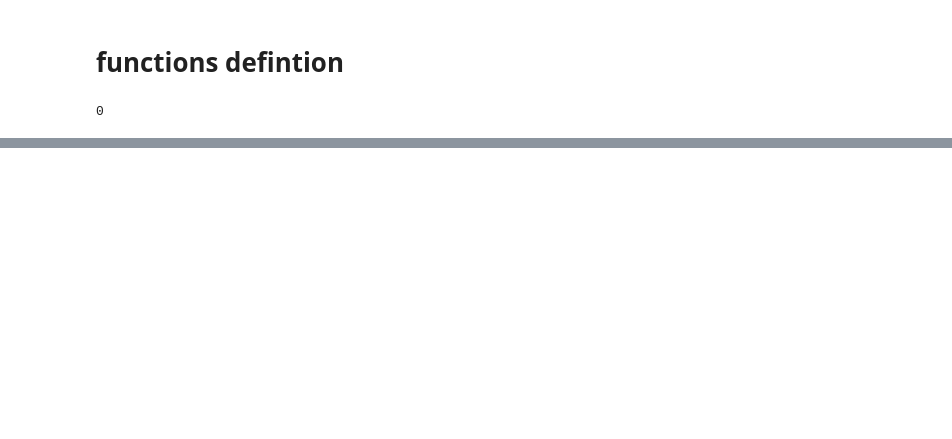
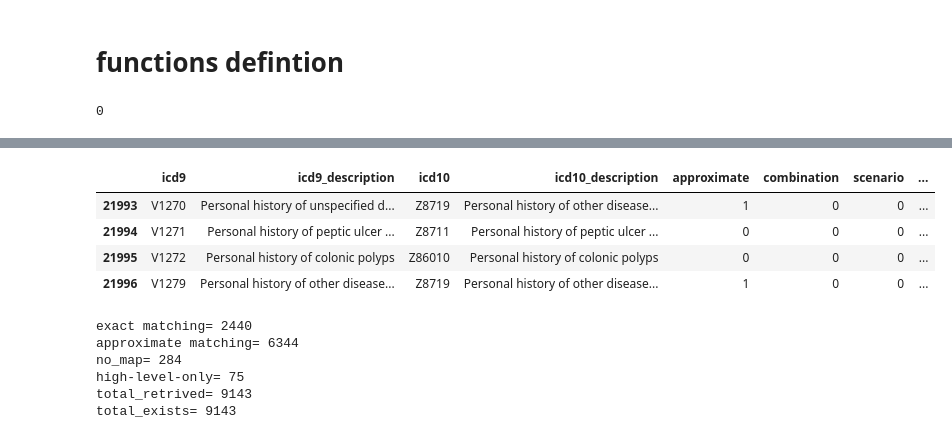
Before and after one commit to nyuad-cai/EHR-RAGp, a Jupyter notebook: notebooks/mimic-meds-preprocessing.ipynb, the cells around one changed output, grey strips where cells are left out. Cells and saved outputs as stored; diff of their text form; code cells hidden in the pictures; blank space fills up the shorter version.

```diff
--- a/notebooks/mimic-meds-preprocessing.ipynb
+++ b/notebooks/mimic-meds-preprocessing.ipynb
@@ -203,4 +248,0 @@ icd_pcs_mapping_path = os.path.join('..','resources','icd-code-conversion','proc
-# %%
-shard = pd.read_parquet(os.path.join(mimic_data_path,'0.parquet'))
-gems_cm = read_gem_file(icd_cm_mapping_path)
-gems_pcs = read_gem_file(icd_pcs_mapping_path)
@@ -308,0 +733,8 @@ shard = push_procedure_and_sort(shard)
+# %%
+gems_cm[gems_cm.icd9.str.startswith('V127')]
+# %% [output]
+|  | icd9 | icd9_description | icd10 | icd10_description | approximate | combination | scenario | ... |
+| 21993 | V1270 | Personal history of unspecified d... | Z8719 | Personal history of other disease... | 1 | 0 | 0 | ... |
+| 21994 | V1271 | Personal history of peptic ulcer ... | Z8711 | Personal history of peptic ulcer ... | 0 | 0 | 0 | ... |
+| 21995 | V1272 | Personal history of colonic polyps | Z86010 | Personal history of colonic polyps | 0 | 0 | 0 | ... |
+| 21996 | V1279 | Personal history of other disease... | Z8719 | Personal history of other disease... | 1 | 0 | 0 | ... |
@@ -308,0 +766,57 @@ shard = push_procedure_and_sort(shard)
+# %%
+# Diagnosis codes labeling
+exact = []
+approximate = []
+no_map = []
+high_level_only = []
+for code in tqdm(diag_codes):
+    if code in gems_cm[gems_cm.approximate == 0].icd9.unique():
+        exact.append(code)
+    elif code in gems_cm[(gems_cm.approximate == 1) & (gems_cm.no_map == 0)].icd9.unique():
+        approximate.append(code)
+    elif code in gems_cm[(gems_cm.approximate == 1) & (gems_cm.no_map == 1)].icd9.unique():
+        no_map.append(code)
+    else:
+        high_level_only.append(code)
+
+
+print('exact matching=',len(exact))
+print('approximate matching=',len(approximate))
+print('no_map=',len(no_map))
+print('high-level-only=',len(high_level_only))
+
+print('total_retrived=',  len(exact) + len(approximate) + len(no_map) + len(high_level_only))
+print('total_exists=', len(diag_codes))
+
+
+
+# gems_cm[gems_cm.icd9.str.startswith(tuple(high_level_only))]
+gems_cm_exact = gems_cm[(gems_cm.icd9.isin(exact)) & (gems_cm.approximate == 0)]
+gems_cm_no_map = gems_cm[(gems_cm.icd9.isin(no_map))]
+gems_cm_approximate = gems_cm[(gems_cm.icd9.isin(approximate))]
+
+comb_codes = gems_cm_approximate[gems_cm_approximate.combination == 1].icd9.unique()
+non_comb = gems_cm_approximate[gems_cm_approximate.icd9.isin(comb_codes)==False]
+temp = non_comb[non_comb.combination == 0].groupby('icd9').count().reset_index()
+one_to_one_codes = temp[temp.icd10 ==1].icd9.unique()
+one_to_many_codes = temp[temp.icd10 >1].icd9.unique()
+
+combination = gems_cm_approximate[gems_cm_approximate.icd9.isin(comb_codes)]
+one_to_one = gems_cm_approximate[gems_cm_approximate.icd9.isin(one_to_one_codes)]
+one_to_many = gems_cm_approximate[gems_cm_approximate.icd9.isin(one_to_many_codes)]
+
+
+gems_cm_exact[['label']] = 'exact'
+gems_cm_no_map[['label']] = 'no_map'
+combination[['label']] = 'combination'
+one_to_one[['label']] = 'one_to_one'
+one_to_many[['label']] = 'one_to_many'
+
+# gems_cm_labeled = pd.concat([gems_cm_exact,gems_cm_no_map,combination,one_to_one,one_to_many],ignore_index=True)
+# %% [output]
+exact matching= 2440
+approximate matching= 6344
+no_map= 284
+high-level-only= 75
+total_retrived= 9143
+total_exists= 9143
```
Also changed, not shown: parts of 123 cells of this notebook, 52 other files.
